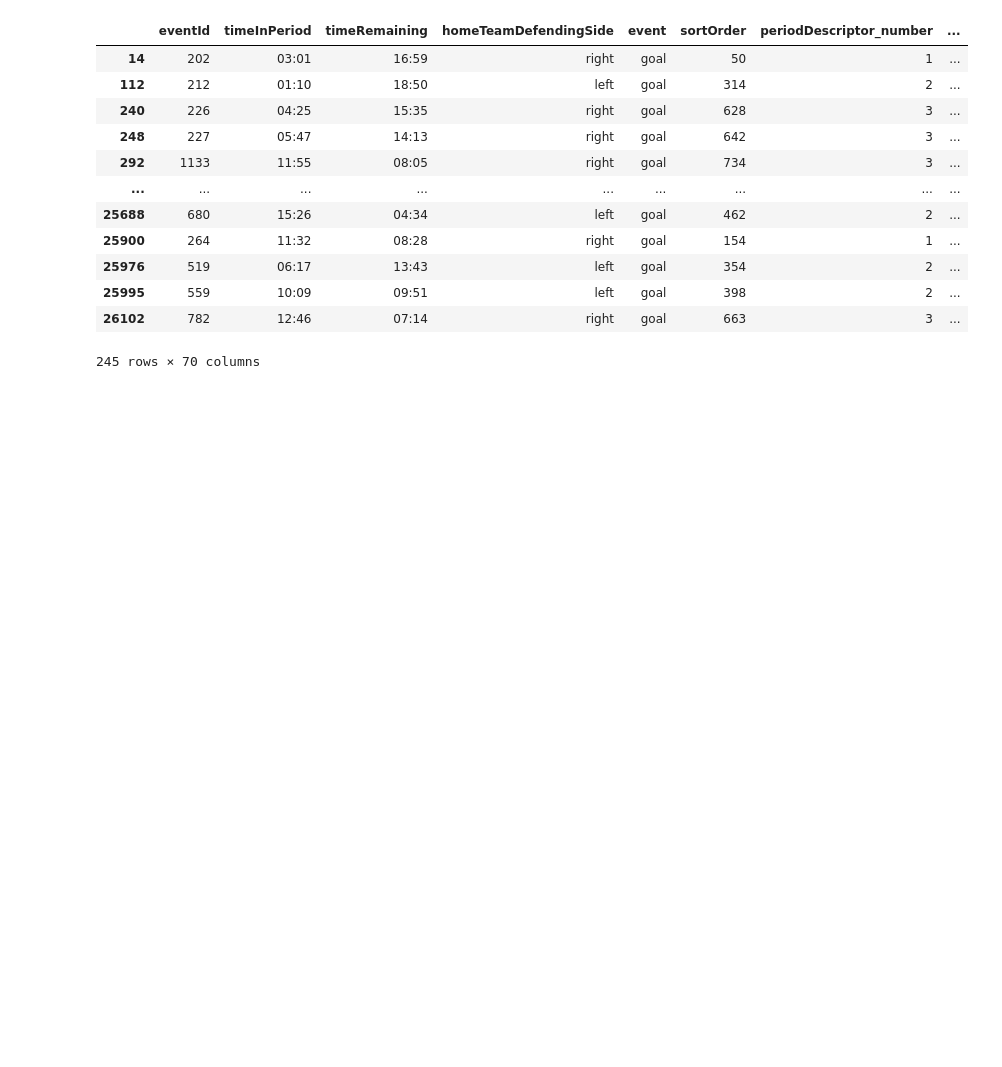
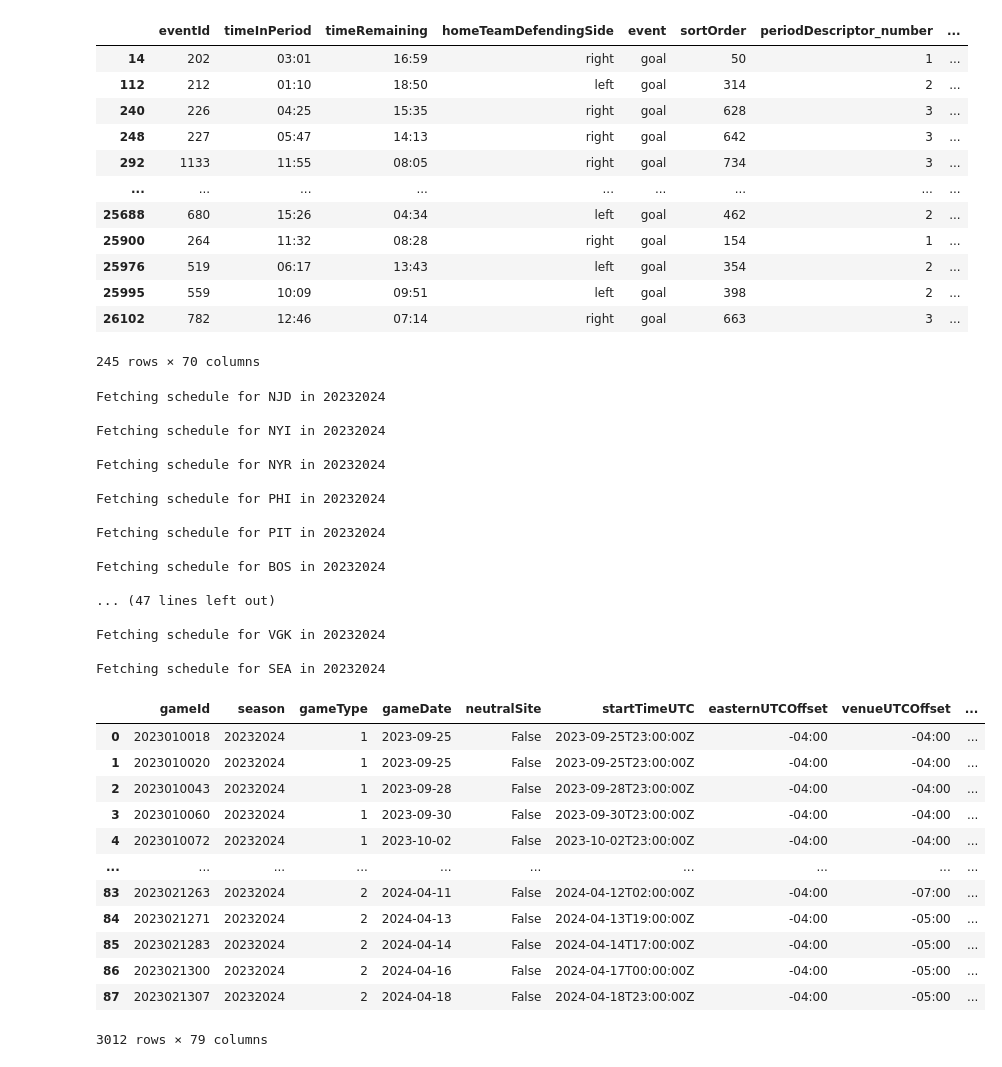
Before and after one commit to maxtixador/max_nhl_scraper, a Jupyter notebook: notebooks/notebook.ipynb, the cells around one changed output. Cells and saved outputs as stored; diff of their text form; code cells hidden in the pictures; blank space fills up the shorter version.

```diff
--- a/notebooks/notebook.ipynb
+++ b/notebooks/notebook.ipynb
@@ -80,3 +93,44 @@ df.query("event == 'goal' and eventTeam == 'MTL'").si
 | 25995 | 559 | 10:09 | 09:51 | left | goal | 398 | 2 | ... |
 | 26102 | 782 | 12:46 | 07:14 | right | goal | 663 | 3 | ... |
 245 rows × 70 columns
+# %%
+teams_dict = fetch_teams_json()['teams']
+
+# print(teams_dict[0].keys())
+nhl_abbrev = [team['abbrev'] for team in teams_dict if team['isNhl']]
+
+schedules = [get_team_schedule(abbrev, 20232024) for abbrev in nhl_abbrev]
+
+schedules = pd.concat(schedules)
+schedules
+# %% [output]
+Fetching schedule for NJD in 20232024
+
+Fetching schedule for NYI in 20232024
+
+Fetching schedule for NYR in 20232024
+
+Fetching schedule for PHI in 20232024
+
+Fetching schedule for PIT in 20232024
+
+Fetching schedule for BOS in 20232024
+
+... (47 lines left out)
+
+Fetching schedule for VGK in 20232024
+
+Fetching schedule for SEA in 20232024
+|  | gameId | season | gameType | gameDate | neutralSite | startTimeUTC | easternUTCOffset | venueUTCOffset | ... |
+| 0 | 2023010018 | 20232024 | 1 | 2023-09-25 | False | 2023-09-25T23:00:00Z | -04:00 | -04:00 | ... |
+| 1 | 2023010020 | 20232024 | 1 | 2023-09-25 | False | 2023-09-25T23:00:00Z | -04:00 | -04:00 | ... |
+| 2 | 2023010043 | 20232024 | 1 | 2023-09-28 | False | 2023-09-28T23:00:00Z | -04:00 | -04:00 | ... |
+| 3 | 2023010060 | 20232024 | 1 | 2023-09-30 | False | 2023-09-30T23:00:00Z | -04:00 | -04:00 | ... |
+| 4 | 2023010072 | 20232024 | 1 | 2023-10-02 | False | 2023-10-02T23:00:00Z | -04:00 | -04:00 | ... |
+| ... | ... | ... | ... | ... | ... | ... | ... | ... | ... |
+| 83 | 2023021263 | 20232024 | 2 | 2024-04-11 | False | 2024-04-12T02:00:00Z | -04:00 | -07:00 | ... |
+| 84 | 2023021271 | 20232024 | 2 | 2024-04-13 | False | 2024-04-13T19:00:00Z | -04:00 | -05:00 | ... |
+| 85 | 2023021283 | 20232024 | 2 | 2024-04-14 | False | 2024-04-14T17:00:00Z | -04:00 | -05:00 | ... |
+| 86 | 2023021300 | 20232024 | 2 | 2024-04-16 | False | 2024-04-17T00:00:00Z | -04:00 | -05:00 | ... |
+| 87 | 2023021307 | 20232024 | 2 | 2024-04-18 | False | 2024-04-18T23:00:00Z | -04:00 | -05:00 | ... |
+3012 rows × 79 columns
```
Also changed, not shown: parts of 6 cells of this notebook, 1 other file.
